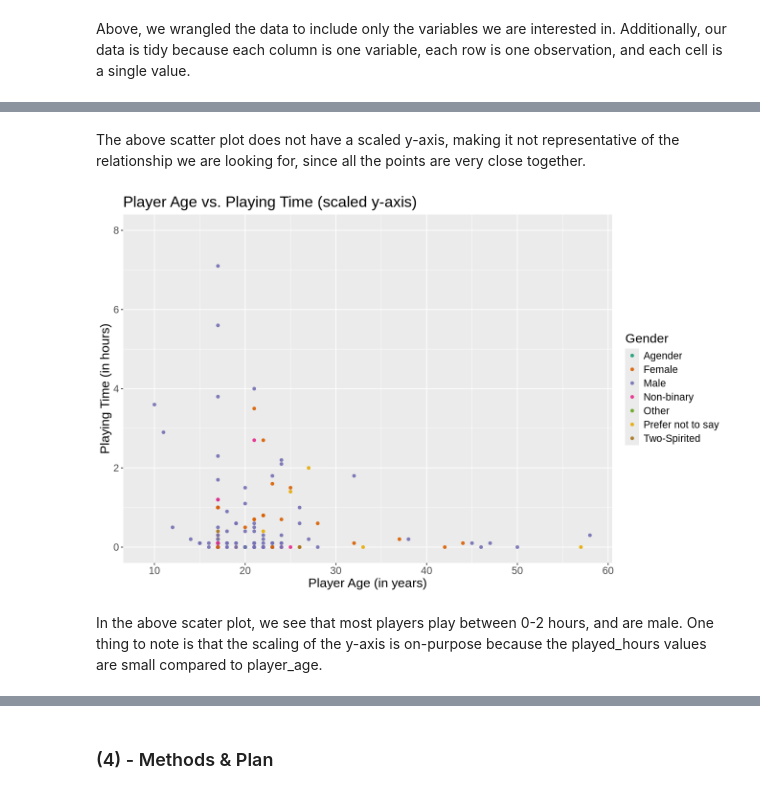
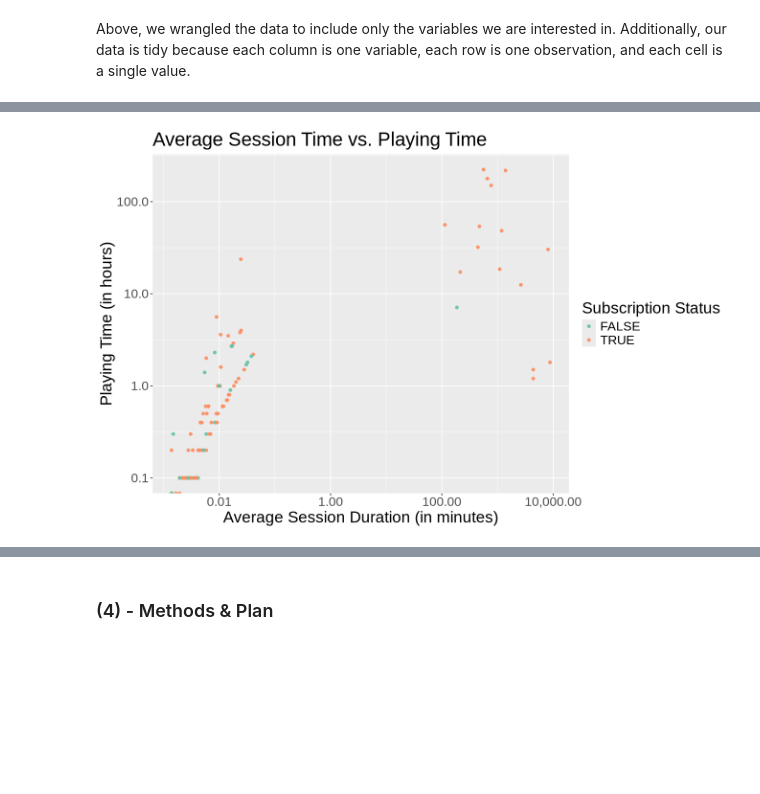
Before and after one commit to Iman-Soliman/Data-Science-100-Group-Project-Individual-, a Jupyter notebook: Individual Report.ipynb, the cells around one changed output, grey strips where cells are left out. Saved outputs shown, nothing was run; the diff lists cells and outputs as text; code cells hidden in the pictures; blank space fills up the shorter version.

```diff
--- a/Individual Report.ipynb
+++ b/Individual Report.ipynb
@@ -220,18 +200,14 @@ age_vs_played_hours_plot
-# %% [markdown]
-The above scatter plot does not have a scaled y-axis, making it not representative of the relationship we are looking for, since all the points are very close together.
-# %%
-options(repr.plot.width = 11, repr.plot.length = 9)
-
-#plot age vs. played_hours (scaled y-axis)
-age_vs_played_hours_plot_scale <- players |>
-                                ggplot(aes(x = Age, y = played_hours, color = gender))+
-                                geom_point(alpha = 0.9, na.rm = TRUE)+
-                                labs(x = "Player Age (in years)", y = "Playing Time (in hours)", color = "Gender", title = "Player Age vs. Playing Time (scaled y-axis)")+
-                                ylim(0,8)+
-                                theme(text = element_text(size = 16))+
-                                scale_color_brewer(palette = "Dark2")
-age_vs_played_hours_plot_scale
-# %% [output]
-[figure, removed]
-# %% [markdown]
-In the above scater plot, we see that most players play between 0-2 hours, and are male. One thing to note is that the scaling of the y-axis is on-purpose because the played_hours values are small compared to player_age.
+# %%
+options(repr.plot.width = 11, repr.plot.length = 9)
+
+#plot avg_session_duration vs. played_hours (scaled y-axis)
+age_vs_played_hours_plot_scale <- players_sessions |>
+                                ggplot(aes(x = (avg_session_duration/60), y = played_hours, color = subscribe))+
+                                geom_point(alpha = 0.9, na.rm = TRUE)+
+                                labs(x = "Average Session Duration (in minutes)", y = "Playing Time (in hours)", color = "Subscription Status", title = "Average Session Time vs. Playing Time")+
+                                scale_x_log10(labels = comma)+
+                                scale_y_log10(labels = comma)+
+                                theme(text = element_text(size = 20))+
+                                scale_color_brewer(palette = "Set2")
+age_vs_played_hours_plot_scale
+# %% [output]
@@ -237,0 +216 @@ In the above scater plot, we see that most players play between 0-2 hours, and a
+[figure, added]
```
Also changed, not shown: parts of 34 cells of this notebook.
